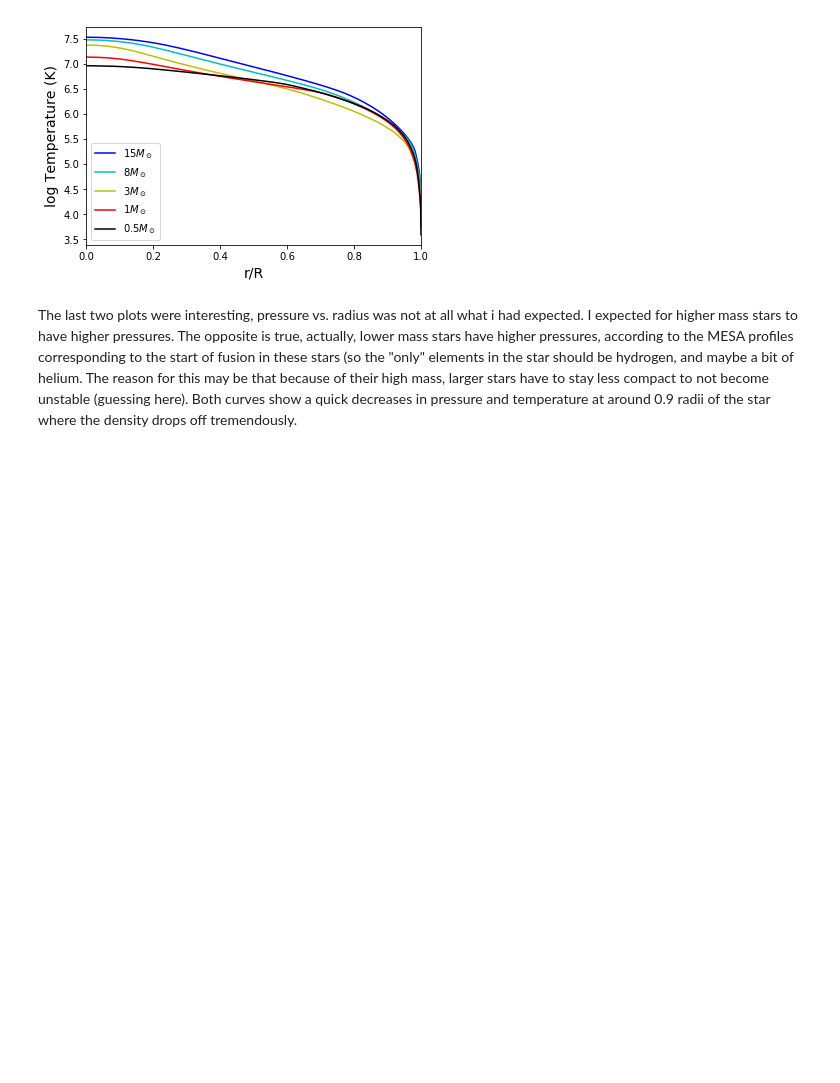
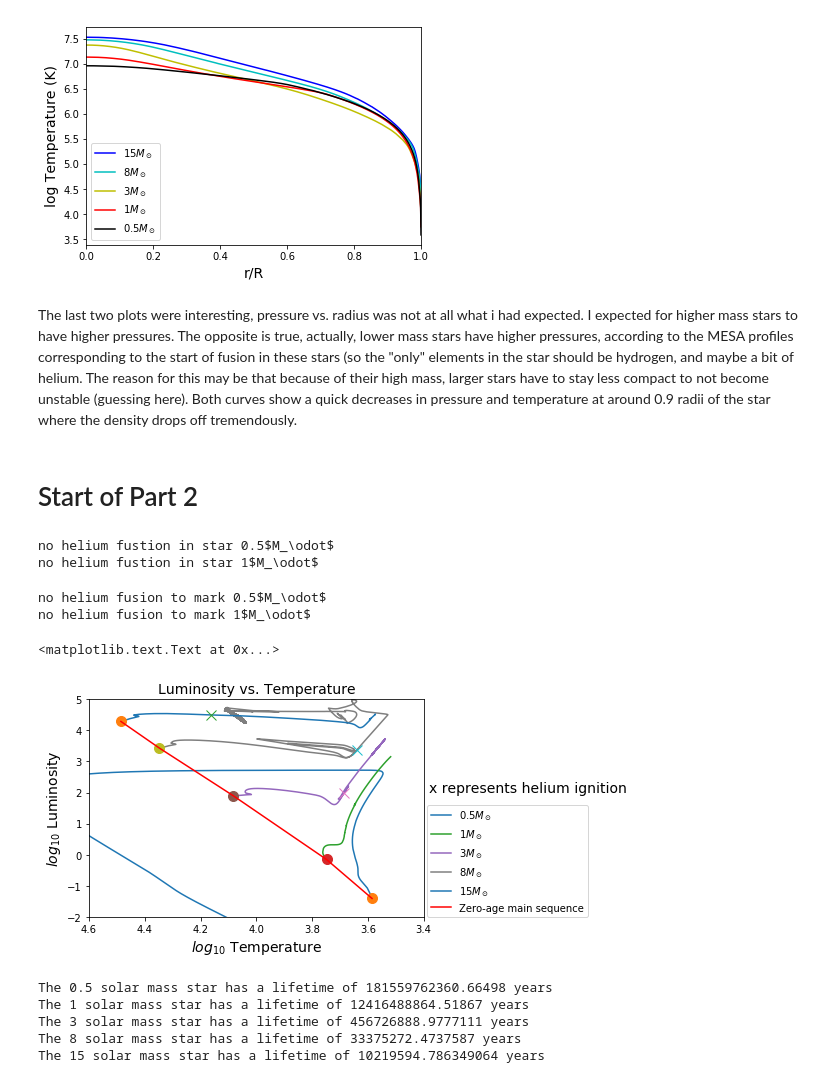
Before and after one commit to jl20agos/UndergradCW, a Jupyter notebook: StarInterior.ipynb, the cells around one changed output. Saved outputs shown, nothing was run; the diff lists cells and outputs as text; code cells hidden in the pictures; blank space fills up the shorter version.

```diff
--- a/StarInterior.ipynb
+++ b/StarInterior.ipynb
@@ -13,6 +13,7 @@ trimmedpt5 = 'MESA-Web_Job_0320101029/trimmed_history.data' #.
 mass_all = np.zeros(5)
 logR_all = np.zeros(5)
 logL_all = np.zeros(5)
+logT_all = np.zeros(5)
 # %%
 def get_ZAMS_params(file):
     hist = np.loadtxt(file, skiprows = 6)
@@ -121,3 +123,5 @@ plt.xlim(0,1)
 [figure]
 # %% [markdown]
 The last two plots were interesting, pressure vs. radius was not at all what i had expected. I expected for higher mass stars to have higher pressures. The opposite is true, actually, lower mass stars have higher pressures, according to the MESA profiles corresponding to the start of fusion in these stars (so the "only" elements in the star should be hydrogen, and maybe a bit of helium. The reason for this may be that because of their high mass, larger stars have to stay less compact to not become unstable (guessing here). Both curves show a quick decreases in pressure and temperature at around 0.9 radii of the star where the density drops off tremendously.
+# %% [markdown]
+# Start of Part 2
@@ -123,0 +167,43 @@ The last two plots were interesting, pressure vs. radius was not at all what i h
+# %%
+mpt5 = star(file_list[0],'0.5$M_\odot$','0.5 solar mass')
+m1 = star(file_list[1], '1$M_\odot$', '1 solar mass')
+m3 = star(file_list[2], '3$M_\odot$', '3 solar mass')
+m8 = star(file_list[3], '8$M_\odot$', '8 solar mass')
+m15 = star(file_list[4], '15$M_\odot$', '15 solar mass')
+# %% [output]
+no helium fustion in star 0.5$M_\odot$
+no helium fustion in star 1$M_\odot$
+# %%
+plt.figure()
+mpt5.plotHR()
+m1.plotHR()
+m3.plotHR()
+m8.plotHR()
+m15.plotHR()
+plt.plot(logT_all, logL_all, 'r-', label = 'Zero-age main sequence')
+plt.gca().invert_xaxis()
+plt.ylabel('$log_{10}$ Luminosity',fontsize = 14)
+plt.xlabel('$log_{10}$ Temperature', fontsize = 14)
+plt.legend(loc = (1.01,0))
+plt.title('Luminosity vs. Temperature', fontsize = 14)
+plt.xlim(4.6, 3.4)
+plt.ylim(-2,5)
+plt.text(3.38,2, 'x represents helium ignition', fontsize = 14)
+# %% [output]
+no helium fusion to mark 0.5$M_\odot$
+no helium fusion to mark 1$M_\odot$
+<matplotlib.text.Text at 0x...>
+[figure, added]
+# %%
+mpt5.SayAge()
+m1.SayAge()
+m3.SayAge()
+m8.SayAge()
+m15.SayAge()
+#These are the ages of stars from the start of the simulation to end
+# %% [output]
+The 0.5 solar mass star has a lifetime of 181559762360.66498 years
+The 1 solar mass star has a lifetime of 12416488864.51867 years
+The 3 solar mass star has a lifetime of 456726888.9777111 years
+The 8 solar mass star has a lifetime of 33375272.4737587 years
+The 15 solar mass star has a lifetime of 10219594.786349064 years
```
Also changed, not shown: parts of 7 cells of this notebook.
